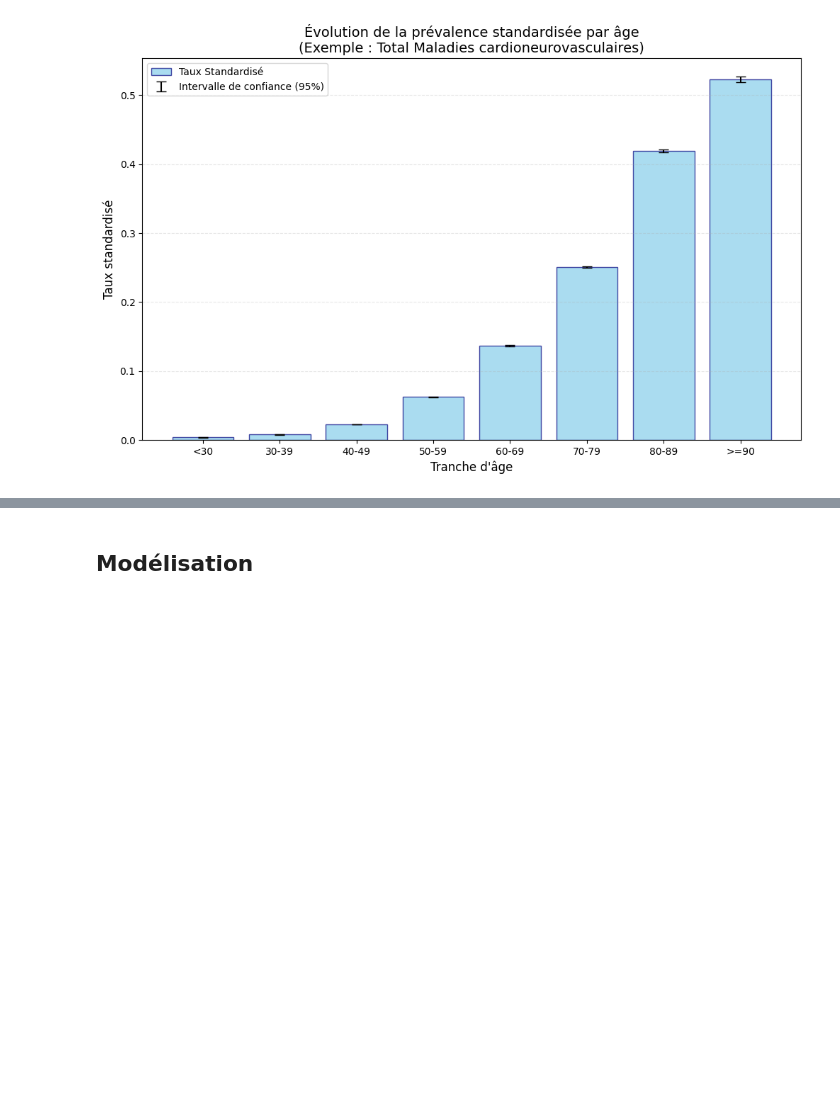
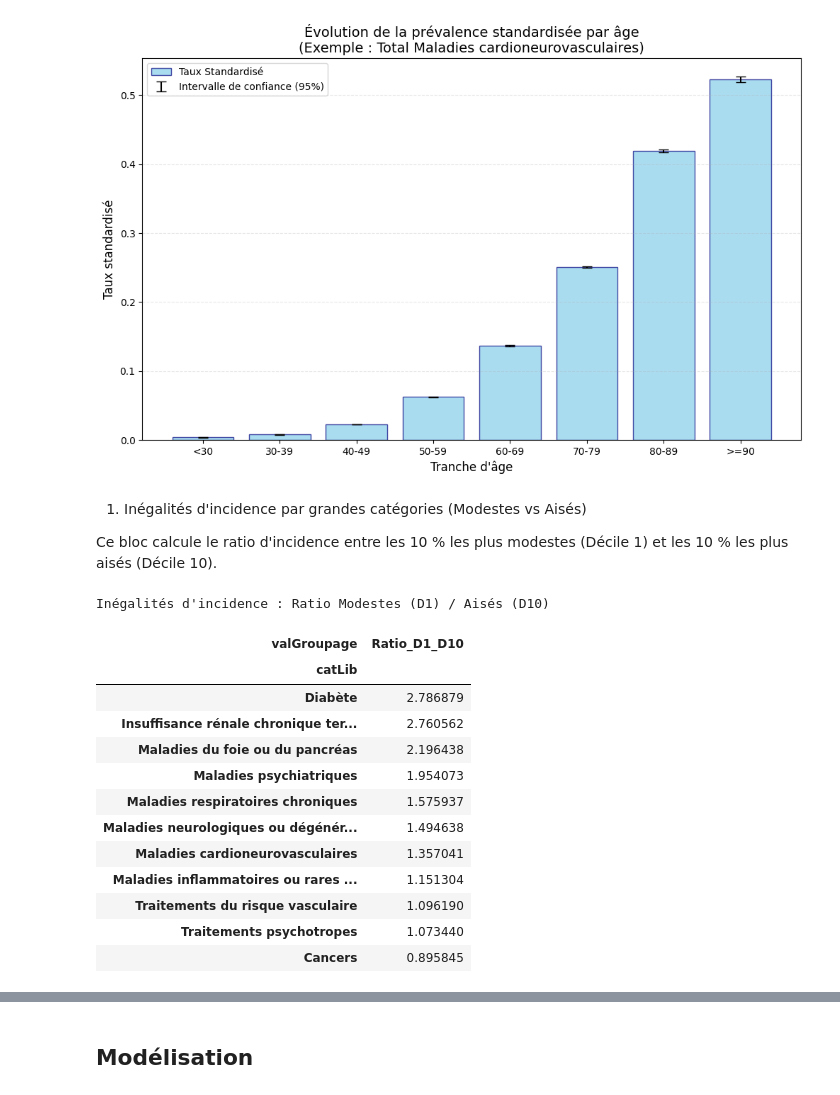
Before and after one commit to clemence-pinsard/projet_python_pour_datascience, a Jupyter notebook: projet.ipynb, the cells around one changed output, grey strips where cells are left out. Saved outputs shown, nothing was run; the diff lists cells and outputs as text; code cells hidden in the pictures; blank space fills up the shorter version.

```diff
--- a/projet.ipynb
+++ b/projet.ipynb
@@ -296,3 +306,39 @@ plt.legend()
 plt.show()
 # %% [output]
 [figure]
+# %% [markdown]
+1. Inégalités d'incidence par grandes catégories (Modestes vs Aisés)
+
+Ce bloc calcule le ratio d'incidence entre les 10 % les plus modestes (Décile 1) et les 10 % les plus aisés (Décile 10).
+# %%
+import numpy as np
+
+mask_inc = (df['I_cat'] == 1) & (df['varPartition'].isna()) & \
+           (df['varGroupage'] == 'FISC_NIVVIEM_E2015_S_moy_10') & \
+           (df['type'] == 'incidence')
+
+df_inc = df[mask_inc].copy()
+# Conversion de la colonne des déciles en numérique
+df_inc['valGroupage'] = pd.to_numeric(df_inc['valGroupage'], errors='coerce')
+
+# Calcul du ratio D1 / D10
+pivot_inc = df_inc.pivot_table(index='catLib', columns='valGroupage', values='txStandDir')
+pivot_inc['Ratio_D1_D10'] = pivot_inc[1] / pivot_inc[10]
+
+print("Inégalités d'incidence : Ratio Modestes (D1) / Aisés (D10)")
+display(pivot_inc[['Ratio_D1_D10']].sort_values(by='Ratio_D1_D10', ascending=False))
+# %% [output]
+Inégalités d'incidence : Ratio Modestes (D1) / Aisés (D10)
+| valGroupage | Ratio_D1_D10 |
+| catLib |  |
+| Diabète | 2.786879 |
+| Insuffisance rénale chronique ter... | 2.760562 |
+| Maladies du foie ou du pancréas | 2.196438 |
+| Maladies psychiatriques | 1.954073 |
+| Maladies respiratoires chroniques | 1.575937 |
+| Maladies neurologiques ou dégénér... | 1.494638 |
+| Maladies cardioneurovasculaires | 1.357041 |
+| Maladies inflammatoires ou rares ... | 1.151304 |
+| Traitements du risque vasculaire | 1.096190 |
+| Traitements psychotropes | 1.073440 |
+| Cancers | 0.895845 |
```
Also changed, not shown: parts of 8 cells of this notebook.
